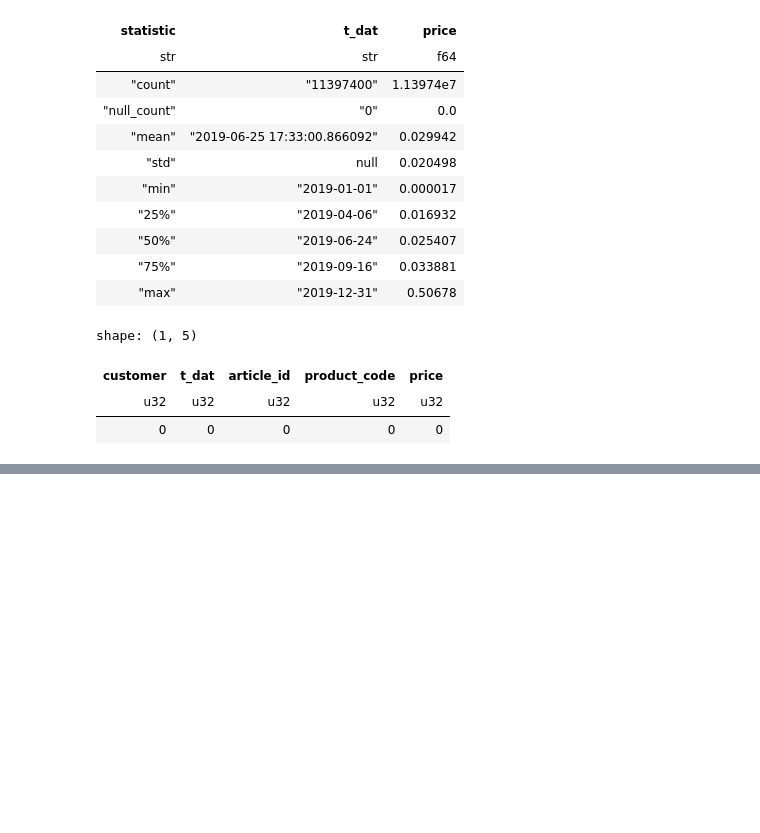
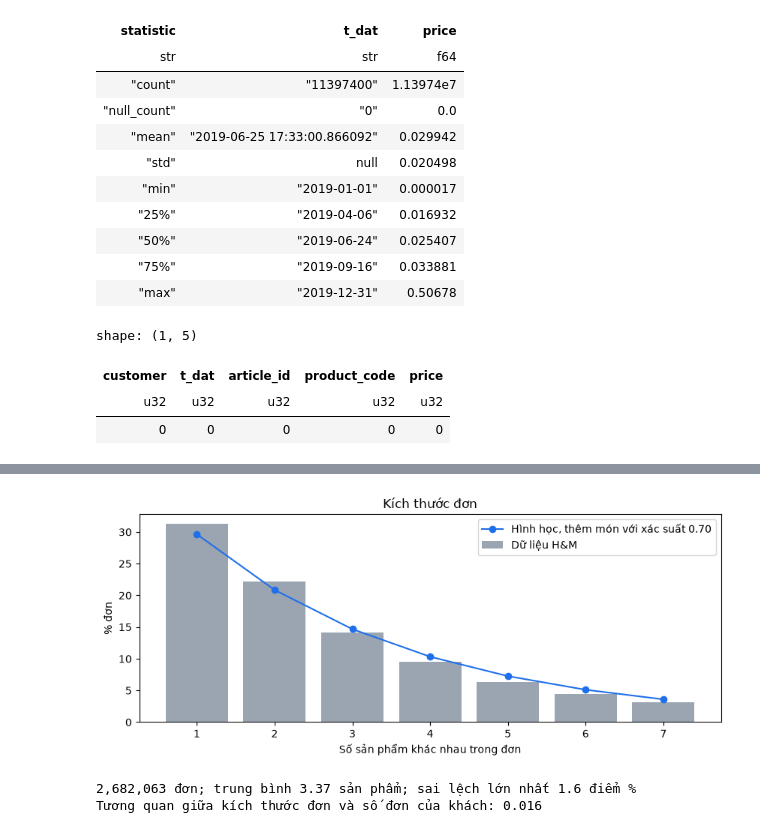
Before and after one commit to DanhTrannn/dk-ecommerce-data-platform, a Jupyter notebook: generator/notebooks/reference_datasets_eda.ipynb, the cells around one changed output, grey strips where cells are left out. Saved outputs shown, nothing was run; the diff lists cells and outputs as text; code cells hidden in the pictures; blank space fills up the shorter version.

```diff
--- a/generator/notebooks/reference_datasets_eda.ipynb
+++ b/generator/notebooks/reference_datasets_eda.ipynb
@@ -834,0 +363,26 @@ print(json.dumps(parameters, ensure_ascii=False, indent=1))
+# %%
+lines = hm.group_by("customer", "t_dat", "product_code", "article_id").agg(quantity=pl.len())
+products_per_order = lines.group_by("customer", "t_dat").agg(products=pl.col("product_code").n_unique())
+variants_per_product = lines.group_by("customer", "t_dat", "product_code").agg(variants=pl.len())["variants"].to_numpy()
+quantity = lines["quantity"].to_numpy()
+
+products = products_per_order["products"].to_numpy()
+# Mô hình hình học: sau mỗi sản phẩm, khách thêm sản phẩm nữa với xác suất q; p = 1 − q = 1/trung bình.
+p_stop = 1 / products.mean()
+k = np.arange(1, 8)
+geometric = p_stop * (1 - p_stop) ** (k - 1)
+fig, ax = plt.subplots()
+ax.bar([str(i) for i in k], [(products == i).mean() * 100 for i in k], color="#9aa5b1", label="Dữ liệu H&M")
+ax.plot([str(i) for i in k], geometric * 100, "o-", color="#1f6feb", label=f"Hình học, thêm món với xác suất {1 - p_stop:.2f}")
+ax.set(xlabel="Số sản phẩm khác nhau trong đơn", ylabel="% đơn", title="Kích thước đơn")
+ax.legend()
+plt.show()
+print(f"{len(products):,} đơn; trung bình {products.mean():.2f} sản phẩm; sai lệch lớn nhất "
+      f"{np.abs(np.array([(products == i).mean() for i in k]) - geometric).max() * 100:.1f} điểm %")
+order_frequency = products_per_order.join(products_per_order.group_by("customer").len(), on="customer")
+print("Tương quan giữa kích thước đơn và số đơn của khách:",
+      round(stats.spearmanr(order_frequency["products"], order_frequency["len"]).statistic, 3))
+# %% [output]
+[figure, added]
+2,682,063 đơn; trung bình 3.37 sản phẩm; sai lệch lớn nhất 1.6 điểm %
+Tương quan giữa kích thước đơn và số đơn của khách: 0.016
```
Also changed, not shown: parts of 83 cells of this notebook, 2 other files.
